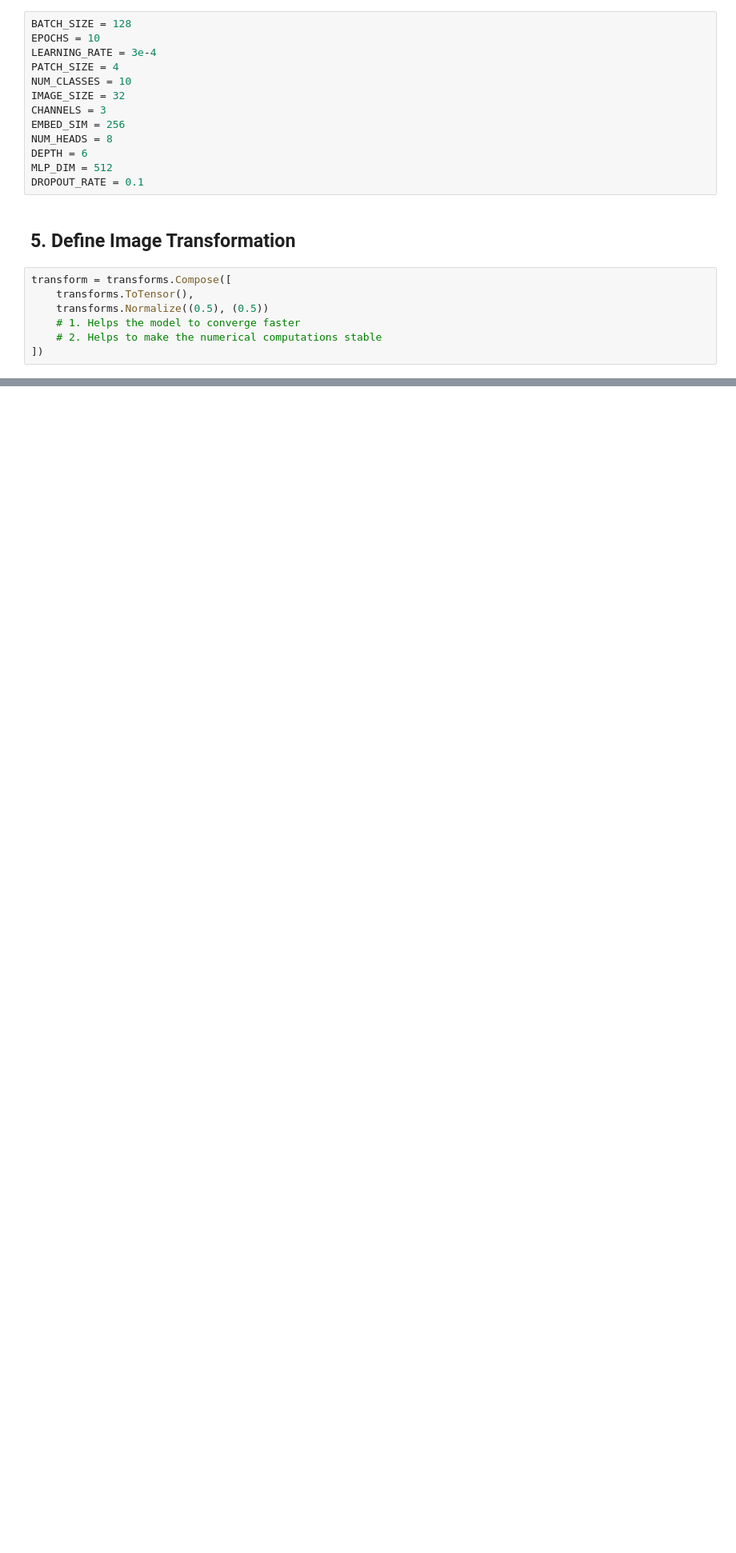
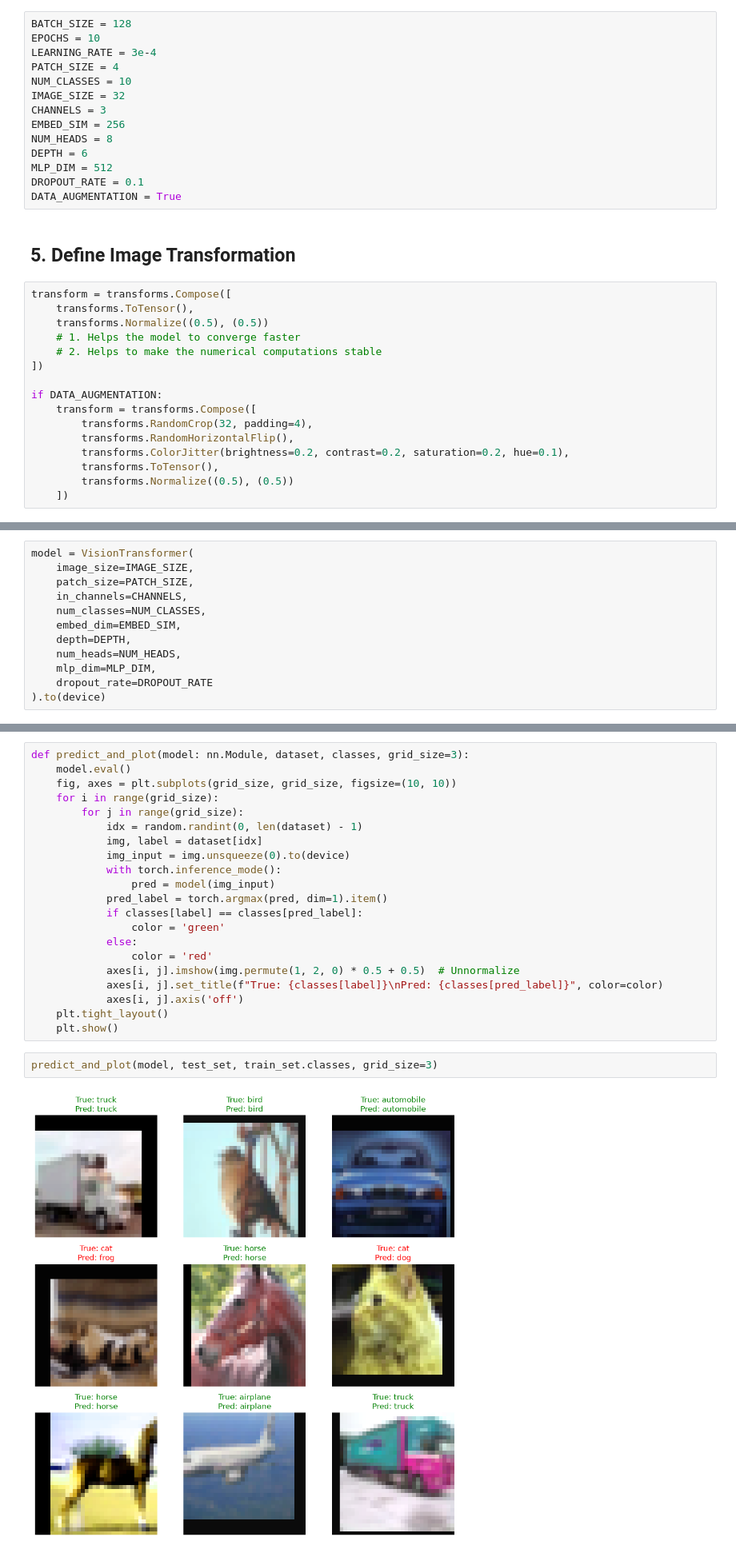
Before and after one commit to sergfer26/transformer-studio, a Jupyter notebook: notebooks/vision_transformer_on_CIFAR_pytoch.ipynb, the cells around one changed output, grey strips where cells are left out. Shown at 80% size. Drawn from its saved outputs; the diff is of its cells as text; blank space fills up the shorter version.

Commit message:
added vision transformer classification notebook

```diff
--- a/notebooks/vision_transformer_on_CIFAR_pytoch.ipynb
+++ b/notebooks/vision_transformer_on_CIFAR_pytoch.ipynb
@@ -92,6 +88,7 @@ NUM_HEADS = 8
 DEPTH = 6
 MLP_DIM = 512
 DROPOUT_RATE = 0.1
+DATA_AUGMENTATION = True
 # %% [markdown]
 ## 5. Define Image Transformation
 # %%
@@ -101,5 +98,14 @@ transform = transforms.Compose([
     # 1. Helps the model to converge faster
     # 2. Helps to make the numerical computations stable
 ])
+
+if DATA_AUGMENTATION:
+    transform = transforms.Compose([
+        transforms.RandomCrop(32, padding=4),
+        transforms.RandomHorizontalFlip(),
+        transforms.ColorJitter(brightness=0.2, contrast=0.2, saturation=0.2, hue=0.1),
+        transforms.ToTensor(),
+        transforms.Normalize((0.5), (0.5))
+    ])
 # %% [markdown]
 ## 6. Getting a dataset
@@ -127,0 +211,12 @@ drive.mount('/content/drive')
+# %%
+model = VisionTransformer(
+    image_size=IMAGE_SIZE,
+    patch_size=PATCH_SIZE,
+    in_channels=CHANNELS,
+    num_classes=NUM_CLASSES,
+    embed_dim=EMBED_SIM,
+    depth=DEPTH,
+    num_heads=NUM_HEADS,
+    mlp_dim=MLP_DIM,
+    dropout_rate=DROPOUT_RATE
+).to(device)
@@ -127,0 +361,25 @@ drive.mount('/content/drive')
+# %%
+def predict_and_plot(model: nn.Module, dataset, classes, grid_size=3):
+    model.eval()
+    fig, axes = plt.subplots(grid_size, grid_size, figsize=(10, 10))
+    for i in range(grid_size):
+        for j in range(grid_size):
+            idx = random.randint(0, len(dataset) - 1)
+            img, label = dataset[idx]
+            img_input = img.unsqueeze(0).to(device)
+            with torch.inference_mode():
+                pred = model(img_input)
+            pred_label = torch.argmax(pred, dim=1).item()
+            if classes[label] == classes[pred_label]:
+                color = 'green'
+            else:
+                color = 'red'
+            axes[i, j].imshow(img.permute(1, 2, 0) * 0.5 + 0.5)  # Unnormalize
+            axes[i, j].set_title(f"True: {classes[label]}\nPred: {classes[pred_label]}", color=color)
+            axes[i, j].axis('off')
+    plt.tight_layout()
+    plt.show()
+# %%
+predict_and_plot(model, test_set, train_set.classes, grid_size=3)
+# %% [output]
+[figure, added]
```
Also changed, not shown: parts of 27 cells of this notebook, 1 other file.
